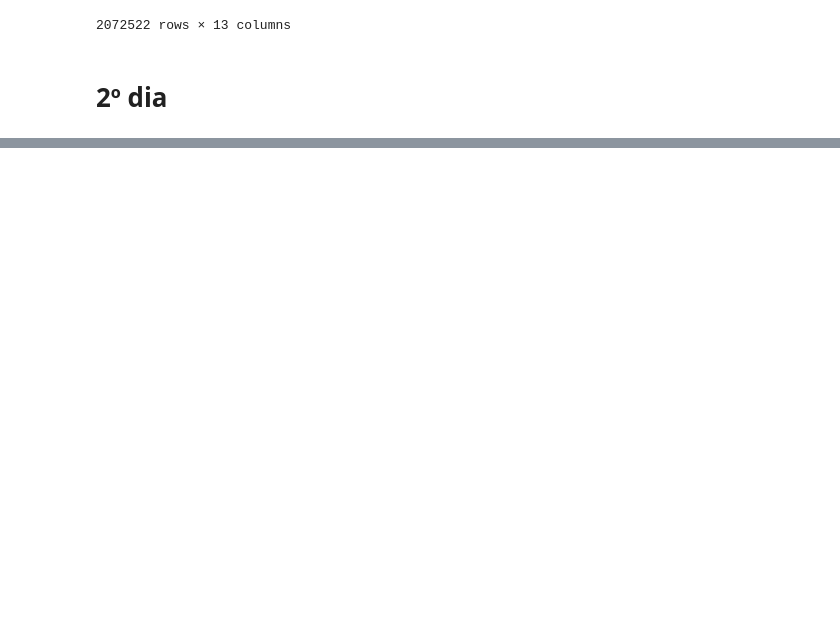
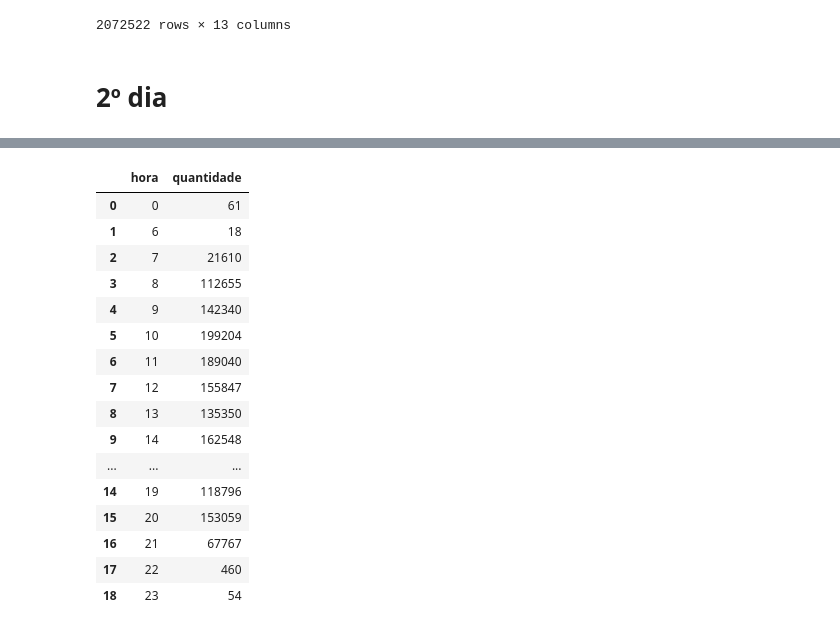
Before and after one commit to anacastrocc/-7DaysOfCode, a Jupyter notebook: _7DaysOfCode.ipynb, the cells around one changed output, grey strips where cells are left out. Cells and saved outputs as stored; diff of their text form; code cells hidden in the pictures; blank space fills up the shorter version.

```diff
--- a/_7DaysOfCode.ipynb
+++ b/_7DaysOfCode.ipynb
@@ -234,0 +509,23 @@ emprestimos_acervo.head()
+# %%
+emprestimos_data['hora'] = emprestimos_data['data'].dt.hour
+quantidade_hora = emprestimos_data.groupby('hora')['quantidade'].sum().reset_index()
+
+quantidade_hora
+# %% [output]
+|  | hora | quantidade |
+| 0 | 0 | 61 |
+| 1 | 6 | 18 |
+| 2 | 7 | 21610 |
+| 3 | 8 | 112655 |
+| 4 | 9 | 142340 |
+| 5 | 10 | 199204 |
+| 6 | 11 | 189040 |
+| 7 | 12 | 155847 |
+| 8 | 13 | 135350 |
+| 9 | 14 | 162548 |
+| ... | ... | ... |
+| 14 | 19 | 118796 |
+| 15 | 20 | 153059 |
+| 16 | 21 | 67767 |
+| 17 | 22 | 460 |
+| 18 | 23 | 54 |
```
Also changed, not shown: parts of 34 cells of this notebook.
